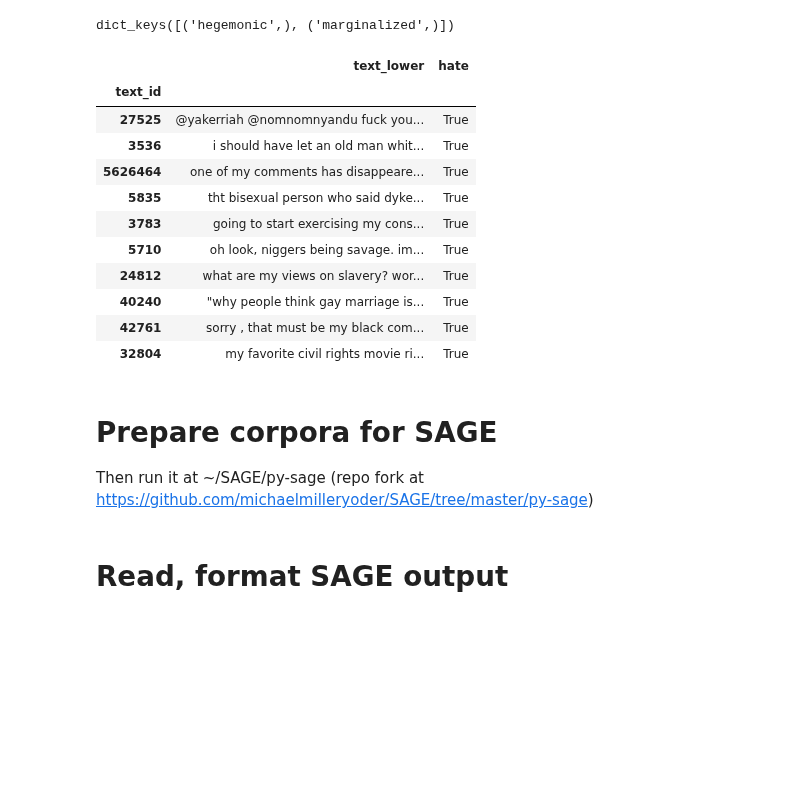
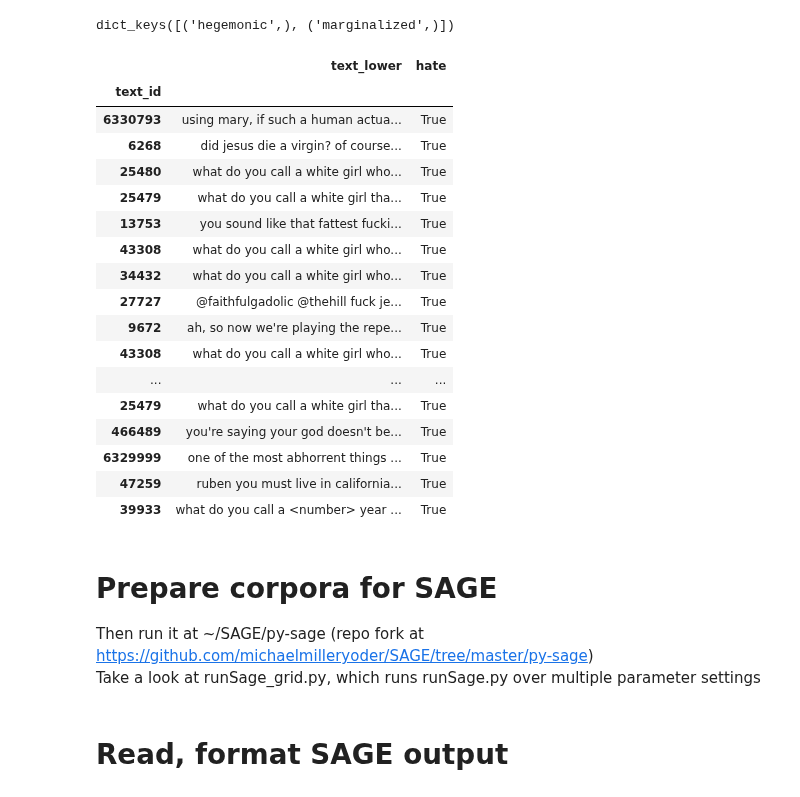
Before and after one commit to michaelmilleryoder/hate_speech_identities, a Jupyter notebook: jupyter/word_associations.ipynb, the cells around one changed output. Drawn from its saved outputs; the diff is of its cells as text; code cells hidden in the pictures; blank space fills up the shorter version.

```diff
--- a/jupyter/word_associations.ipynb
+++ b/jupyter/word_associations.ipynb
@@ -18,28 +18,35 @@ dict_keys([('hegemonic',), ('marginalized',)])
 # %%
 import pandas as pd
 
-split = ('marginalized',)
+split = ('hegemonic',)
+term = 'virgin'
 data = pd.concat([corpora[split]['train'], corpora[split]['test']]).query('hate')
-term = 'my'
 data['text_lower'] = data.text.str.lower()
 selected = data[data.text_lower.str.contains(r'\b{}\b'.format(term))]
-selected.sample(10).loc[:, ['text_lower', 'hate']]
+selected.sample(min(len(selected), 20)).loc[:, ['text_lower', 'hate']]
 # %% [output]
 |  | text_lower | hate |
 | text_id |  |  |
-| 27525 | @yakerriah @nomnomnyandu fuck you... | True |
-| 3536 | i should have let an old man whit... | True |
-| 5626464 | one of my comments has disappeare... | True |
-| 5835 | tht bisexual person who said dyke... | True |
-| 3783 | going to start exercising my cons... | True |
-| 5710 | oh look, niggers being savage. im... | True |
-| 24812 | what are my views on slavery? wor... | True |
-| 40240 | "why people think gay marriage is... | True |
-| 42761 | sorry , that must be my black com... | True |
-| 32804 | my favorite civil rights movie ri... | True |
+| 6330793 | using mary, if such a human actua... | True |
+| 6268 | did jesus die a virgin? of course... | True |
+| 25480 | what do you call a white girl who... | True |
+| 25479 | what do you call a white girl tha... | True |
+| 13753 | you sound like that fattest fucki... | True |
+| 43308 | what do you call a white girl who... | True |
+| 34432 | what do you call a white girl who... | True |
+| 27727 | @faithfulgadolic @thehill fuck je... | True |
+| 9672 | ah, so now we're playing the repe... | True |
+| 43308 | what do you call a white girl who... | True |
+| ... | ... | ... |
+| 25479 | what do you call a white girl tha... | True |
+| 466489 | you're saying your god doesn't be... | True |
+| 6329999 | one of the most abhorrent things ... | True |
+| 47259 | ruben you must live in california... | True |
+| 39933 | what do you call a <number> year ... | True |
 # %% [markdown]
 # Prepare corpora for SAGE
 Then run it at ~/SAGE/py-sage (repo fork at https://github.com/michaelmilleryoder/SAGE/tree/master/py-sage)
+Take a look at runSage_grid.py, which runs runSage.py over multiple parameter settings
 # %%
 # Load corpora/splits
 import pickle
```
Also changed, not shown: parts of 6 cells of this notebook.
